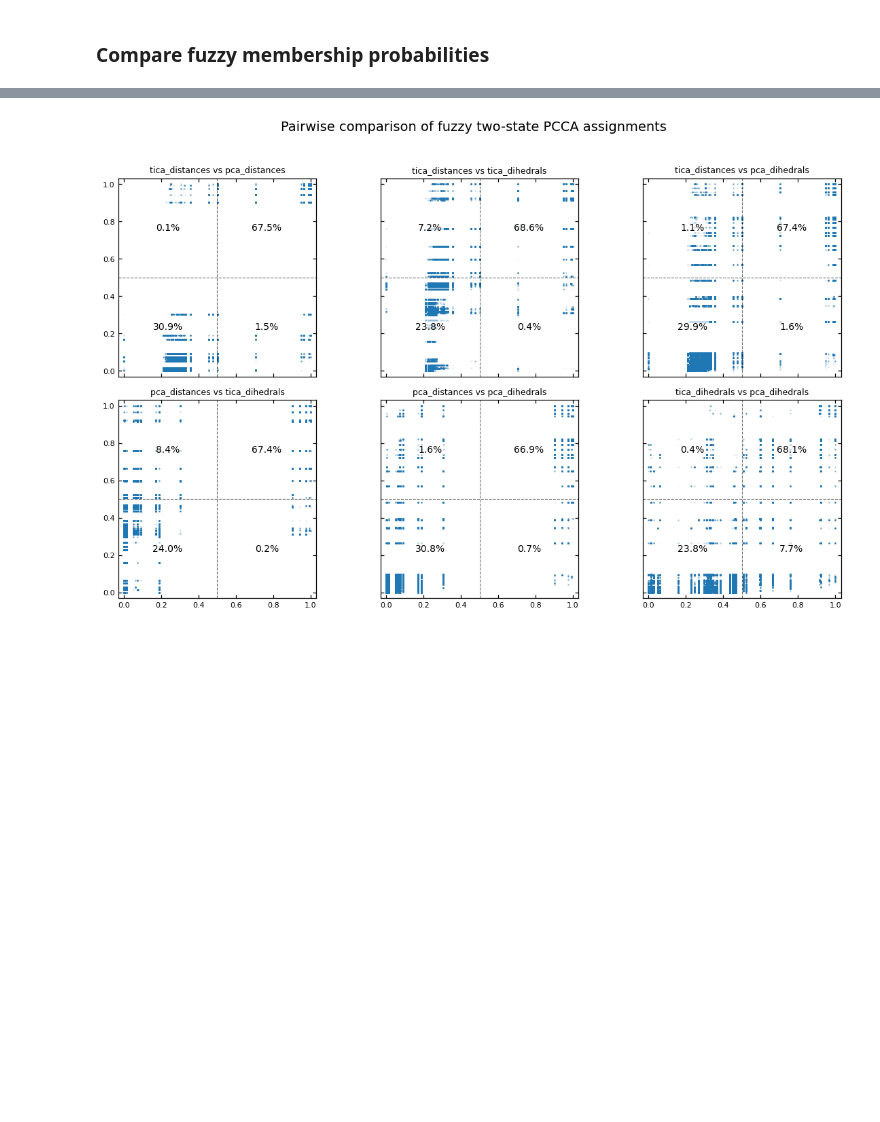
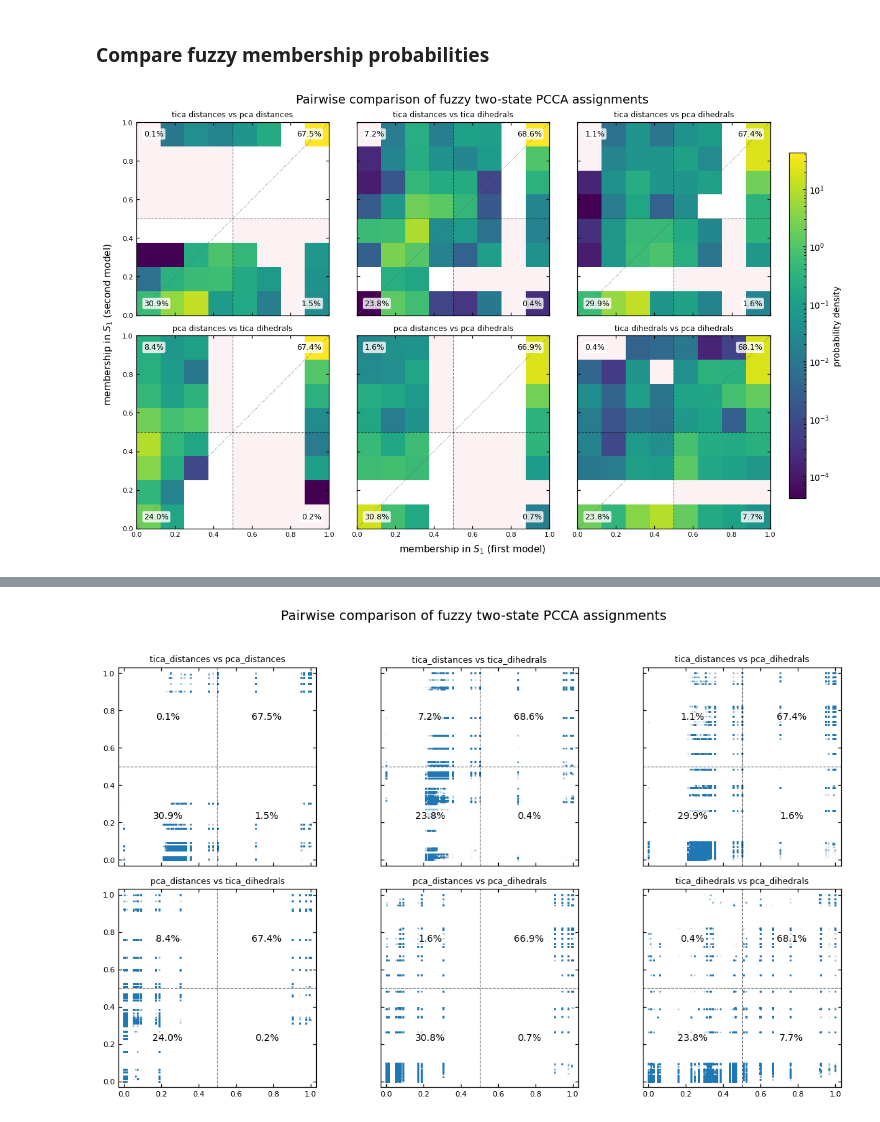
Before and after one commit to miriamzara/MSM, a Jupyter notebook: root/notebooks/step_4_analysis.ipynb, the cells around one changed output, grey strips where cells are left out. Cells and saved outputs as stored; diff of their text form; code cells hidden in the pictures; blank space fills up the shorter version.

```diff
--- a/root/notebooks/step_4_analysis.ipynb
+++ b/root/notebooks/step_4_analysis.ipynb
@@ -327,3 +327,82 @@ for name in trajectories_labels:
         macro_assignments_micro_dict[name] = 1 - macro_assignments_micro_dict[name]
 # %% [markdown]
 ### Compare fuzzy membership probabilities
+# %%
+from itertools import combinations
+from matplotlib.colors import LogNorm
+import matplotlib.patches as mpatches
+
+def quadrant_fractions(pi, pj, threshold=0.5):
+    return {
+        "q00": np.mean((pi <  threshold) & (pj <  threshold)),  # both unfolded  (agree)
+        "q10": np.mean((pi >= threshold) & (pj <  threshold)),  # disagree
+        "q01": np.mean((pi <  threshold) & (pj >= threshold)),  # disagree
+        "q11": np.mean((pi >= threshold) & (pj >= threshold)),  # both folded    (agree)
+    }
+
+def add_quadrant_annotations(ax, quad, fontsize=9):
+    # anchored to the OUTER corner of each quadrant so text never covers data
+    positions = {
+        "q00": (0.04, 0.04, "left",  "bottom"),
+        "q10": (0.96, 0.04, "right", "bottom"),
+        "q01": (0.04, 0.96, "left",  "top"),
+        "q11": (0.96, 0.96, "right", "top"),
+    }
+    for key, (x, y, ha, va) in positions.items():
+        ax.text(x, y, f"{100*quad[key]:.1f}%", transform=ax.transAxes,
+                ha=ha, va=va, fontsize=fontsize,
+                bbox=dict(boxstyle="round,pad=0.2", facecolor="white",
+                          alpha=0.8, edgecolor="none"))
+
+pairs = list(combinations(trajectories_labels, 2))
+
+# --- FIRST PASS: compute all histograms to get a GLOBAL color scale ---
+counts_list, edges = [], np.linspace(0, 1, 9)   # 8 bins
+data = {}
+for (ni, nj) in pairs:
+    pi = np.asarray(pcca_probabilities_timeseries_dict[ni], float).ravel()
+    pj = np.asarray(pcca_probabilities_timeseries_dict[nj], float).ravel()
+    m = np.isfinite(pi) & np.isfinite(pj); pi, pj = pi[m], pj[m]
+    H, _, _ = np.histogram2d(pi, pj, bins=[edges, edges], density=True)
+    counts_list.append(H); data[(ni, nj)] = (pi, pj)
+
+allpos = np.concatenate([H[H > 0].ravel() for H in counts_list])
+vmin, vmax = allpos.min(), allpos.max()
+norm = LogNorm(vmin=vmin, vmax=vmax)          # <-- SAME norm for every panel
+
+fig, axs = plt.subplots(2, 3, figsize=(12, 7.5),
+                        sharex=True, sharey=True, constrained_layout=True)
+axs = axs.flatten()
+
+mesh = None
+for ax, (ni, nj) in zip(axs, pairs):
+    pi, pj = data[(ni, nj)]
+    quad = quadrant_fractions(pi, pj)
+
+    # faint red shading on the two DISAGREEMENT quadrants
+    ax.add_patch(mpatches.Rectangle((0, 0.5), 0.5, 0.5, transform=ax.transData,
+                 facecolor="crimson", alpha=0.06, zorder=0))
+    ax.add_patch(mpatches.Rectangle((0.5, 0), 0.5, 0.5, transform=ax.transData,
+                 facecolor="crimson", alpha=0.06, zorder=0))
+
+    mesh = ax.hist2d(pi, pj, bins=[edges, edges], density=True,
+                     norm=norm, cmap="viridis", rasterized=True, zorder=1)[3]
+
+    ax.plot([0, 1], [0, 1], color="0.4", lw=0.7, ls=":", zorder=2)   # y=x guide
+    ax.axhline(0.5, color="k", ls="--", lw=0.8, alpha=0.5, zorder=2)
+    ax.axvline(0.5, color="k", ls="--", lw=0.8, alpha=0.5, zorder=2)
+
+    add_quadrant_annotations(ax, quad)
+    ax.set_xlim(0, 1); ax.set_ylim(0, 1); ax.set_aspect("equal")
+    ax.set_title(f"{ni.replace('_',' ')} vs {nj.replace('_',' ')}", fontsize=9)
+    ax.tick_params(labelsize=8)
+
+fig.supxlabel("membership in $S_1$ (first model)", fontsize=11)
+fig.supylabel("membership in $S_1$ (second model)", fontsize=11)
+cbar = fig.colorbar(mesh, ax=axs, location="right", shrink=0.85, pad=0.02)
+cbar.set_label("probability density", fontsize=10)
+fig.suptitle("Pairwise comparison of fuzzy two-state PCCA assignments", fontsize=14)
+plt.savefig("../output_figures/pairwise_pcca_hist2d.pdf", bbox_inches="tight")
+plt.show()
+# %% [output]
+[figure, added]
```
Also changed, not shown: parts of 1 cell of this notebook, 10 other files.
